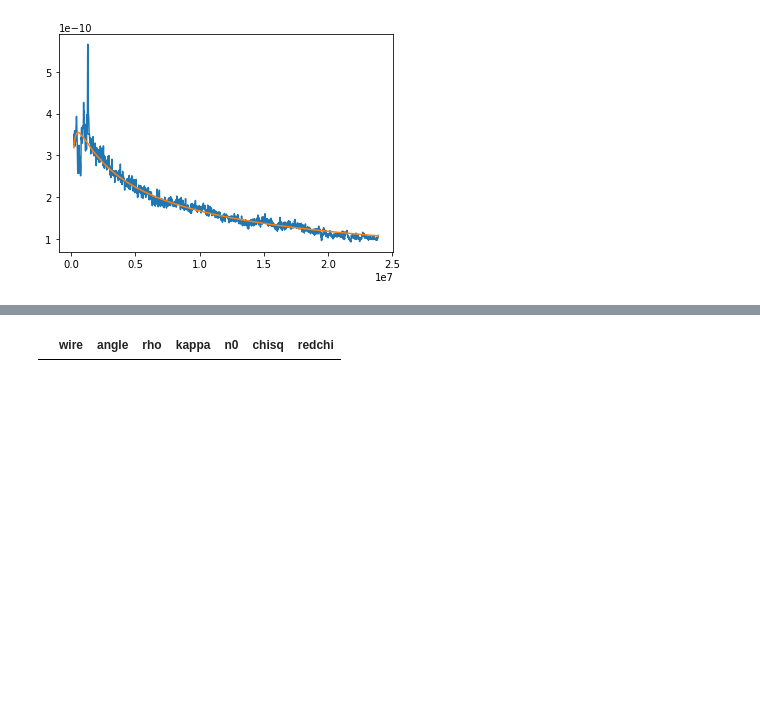
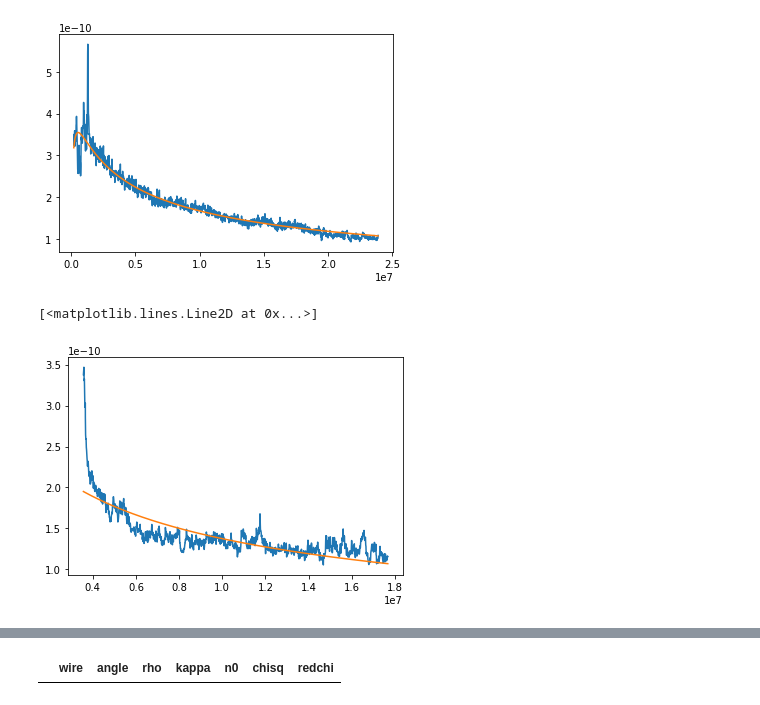
Before and after one commit to carlidel/wire_compensator_data, a Jupyter notebook: generic_fits.ipynb, the cells around one changed output, grey strips where cells are left out. Drawn from its saved outputs; the diff is of its cells as text; code cells hidden in the pictures; blank space fills up the shorter version.

```diff
--- a/generic_fits.ipynb
+++ b/generic_fits.ipynb
@@ -819,3 +819,9 @@ plt.plot(best_fits_3[0]["xdata"], best_fits_3[0]["ydata"] - best_fits_3[0]["lmfi
 # %% [output]
 [<matplotlib.lines.Line2D at 0x...>]
 [figure]
+# %%
+plt.plot(best_fits_3[1]["xdata"], best_fits_3[1]["ydata"], label="data")
+plt.plot(best_fits_3[1]["xdata"], best_fits_3[1]["ydata"] - best_fits_3[1]["lmfit"].residual, label="residual")
+# %% [output]
+[<matplotlib.lines.Line2D at 0x...>]
+[figure, added]
```
Also changed, not shown: parts of 2 cells of this notebook, 2 other files.
